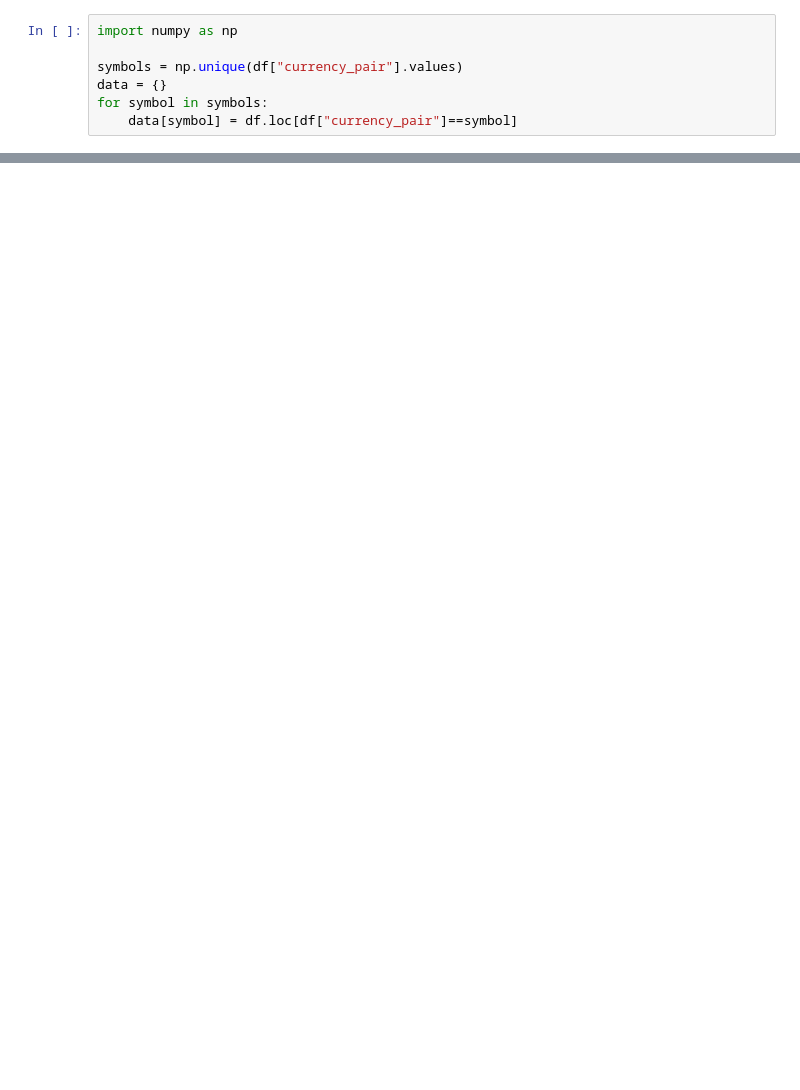
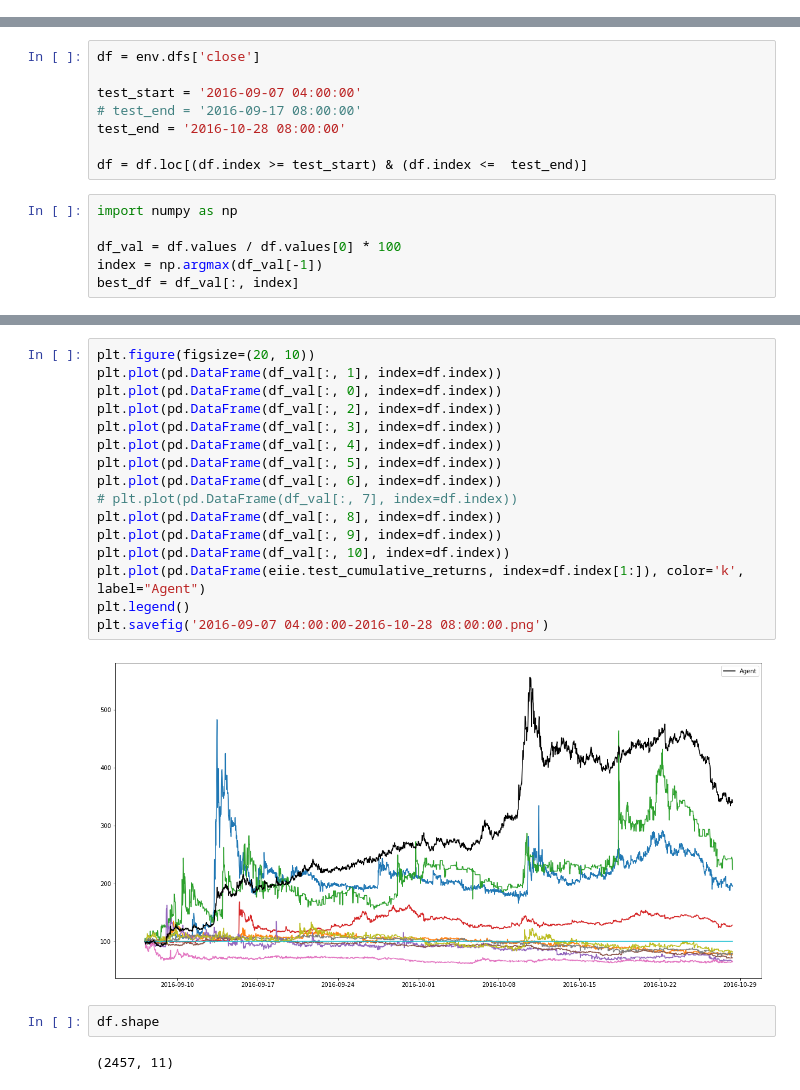
Before and after one commit to jjakimoto/Development, a Jupyter notebook: cryptocurrency/RL.ipynb, the cells around one changed output, grey strips where cells are left out. Cells and saved outputs as stored; diff of their text form; blank space fills up the shorter version.

```diff
--- a/cryptocurrency/RL.ipynb
+++ b/cryptocurrency/RL.ipynb
@@ -247,7 +0,0 @@ df = pd.read_csv("/home/tomoaki/work/shared_crypto/data/2017_export_30min.csv")
-# %%
-import numpy as np
-
-symbols = np.unique(df["currency_pair"].values)
-data = {}
-for symbol in symbols:
-    data[symbol] = df.loc[df["currency_pair"]==symbol]
@@ -370,0 +84,14 @@ x.__dict__
+# %%
+df = env.dfs['close']
+
+test_start = '2016-09-07 04:00:00'
+# test_end = '2016-09-17 08:00:00'
+test_end = '2016-10-28 08:00:00'
+
+df = df.loc[(df.index >= test_start) & (df.index <=  test_end)]
+# %%
+import numpy as np
+
+df_val = df.values / df.values[0] * 100
+index = np.argmax(df_val[-1])
+best_df = df_val[:, index]
@@ -370,0 +116,22 @@ x.__dict__
+# %%
+plt.figure(figsize=(20, 10))
+plt.plot(pd.DataFrame(df_val[:, 1], index=df.index))
+plt.plot(pd.DataFrame(df_val[:, 0], index=df.index))
+plt.plot(pd.DataFrame(df_val[:, 2], index=df.index))
+plt.plot(pd.DataFrame(df_val[:, 3], index=df.index))
+plt.plot(pd.DataFrame(df_val[:, 4], index=df.index))
+plt.plot(pd.DataFrame(df_val[:, 5], index=df.index))
+plt.plot(pd.DataFrame(df_val[:, 6], index=df.index))
+# plt.plot(pd.DataFrame(df_val[:, 7], index=df.index))
+plt.plot(pd.DataFrame(df_val[:, 8], index=df.index))
+plt.plot(pd.DataFrame(df_val[:, 9], index=df.index))
+plt.plot(pd.DataFrame(df_val[:, 10], index=df.index))
+plt.plot(pd.DataFrame(eiie.test_cumulative_returns, index=df.index[1:]), color='k', label="Agent")
+plt.legend()
+plt.savefig('2016-09-07 04:00:00-2016-10-28 08:00:00.png')
+# %% [output]
+[figure, added]
+# %%
+df.shape
+# %% [output]
+(2457, 11)
```
Also changed, not shown: parts of 46 cells of this notebook, 2 other files.
